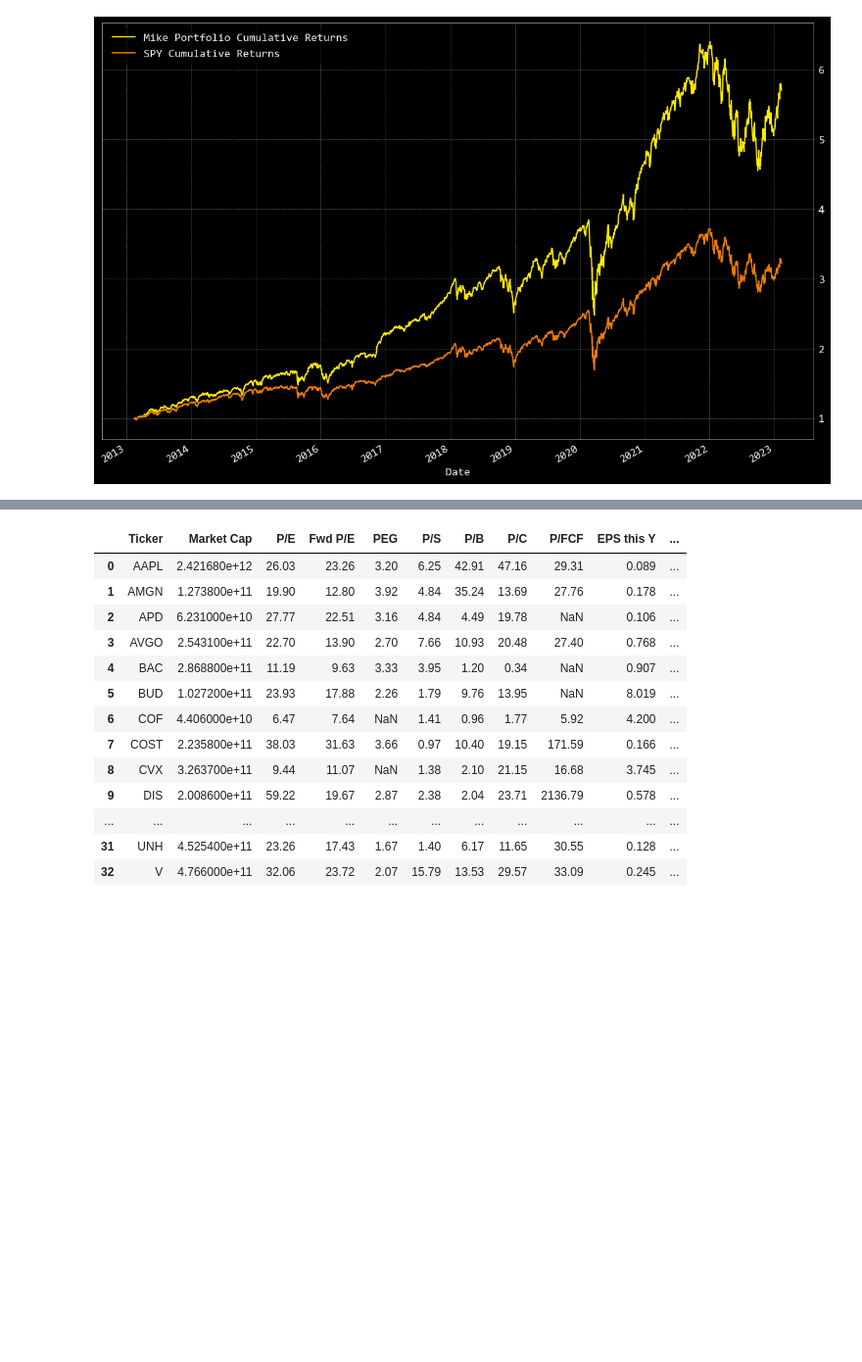
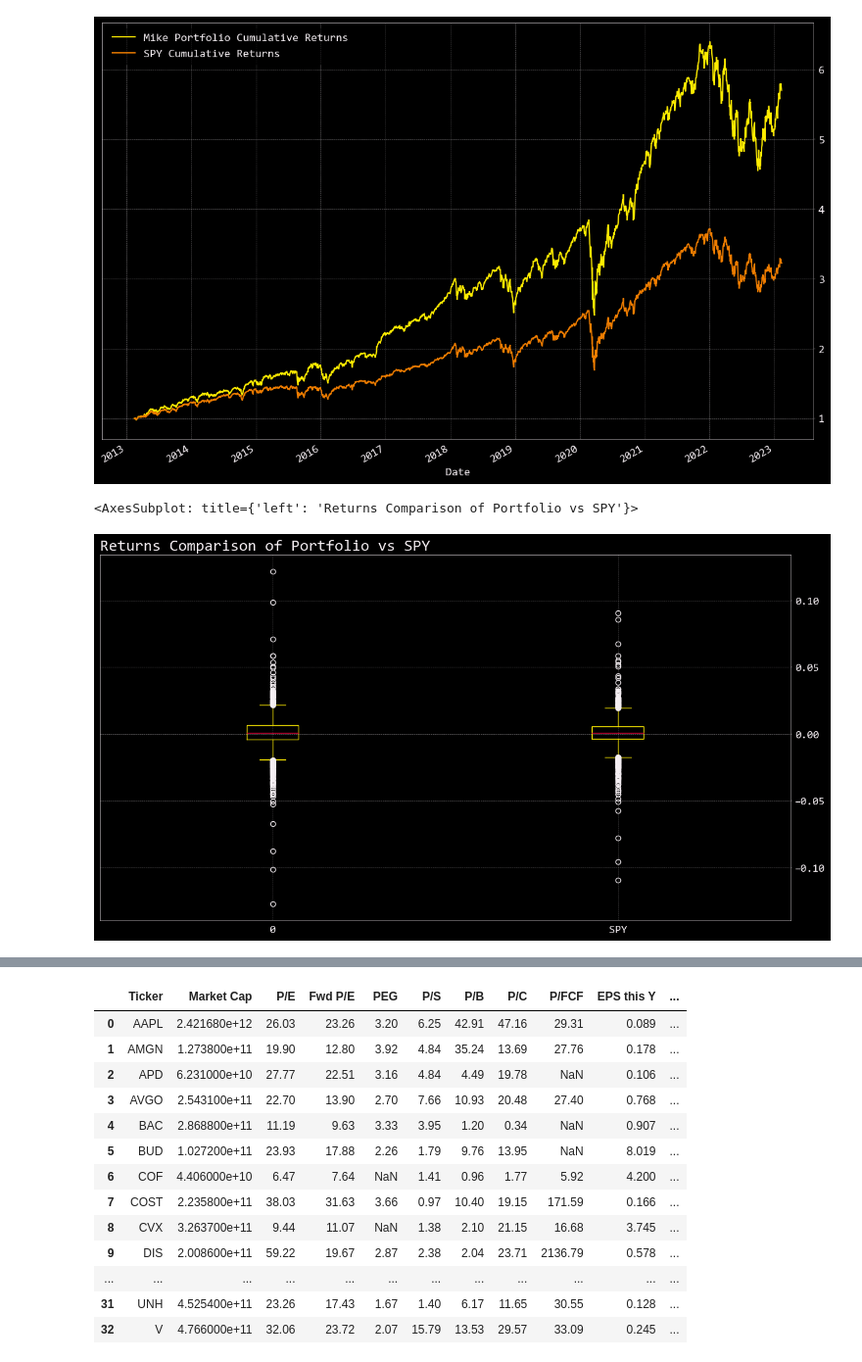
Before and after one commit to omarmoreta/Fintech_Project_1, a Jupyter notebook: Portfolios/Mike_portfolio.ipynb, the cells around one changed output, grey strips where cells are left out. Shown at 98% size. Saved outputs shown, nothing was run; the diff lists cells and outputs as text; code cells hidden in the pictures; blank space fills up the shorter version.

Commit message:
added box plot & sharpe ratio 2/16

```diff
--- a/Portfolios/Mike_portfolio.ipynb
+++ b/Portfolios/Mike_portfolio.ipynb
@@ -134,3 +136,16 @@ ax.legend(["Mike Portfolio Cumulative Returns", "SPY Cumulative Returns"])
 # %% [output]
 <matplotlib.legend.Legend at 0x...>
 [figure]
+# %%
+#Look at distribution & Outliers of the returns of the weighted portfolio vs SPY
+box_plot_returns = pd.concat([portfolio_weighted_returns, spy_returns], axis="columns", join = "inner")
+
+box_plot_returns.plot(
+    kind = "box",
+    figsize = (15,8),
+    title = "Returns Comparison of Portfolio vs SPY"
+
+)
+# %% [output]
+<AxesSubplot: title={'left': 'Returns Comparison of Portfolio vs SPY'}>
+[figure, added]
```
Also changed, not shown: parts of 6 cells of this notebook, 1 other file.
